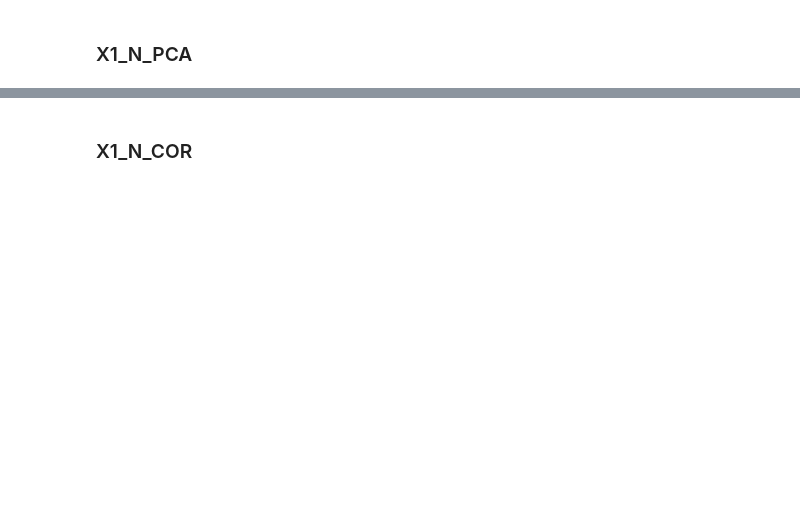
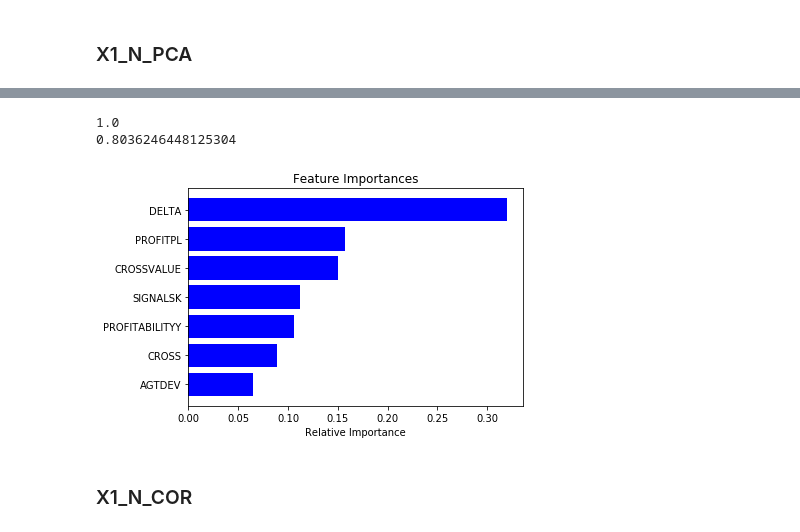
Before and after one commit to katya-luzina/noise_control, a Jupyter notebook: cross_deals.ipynb, the cells around one changed output, grey strips where cells are left out. Drawn from its saved outputs; the diff is of its cells as text; code cells hidden in the pictures; blank space fills up the shorter version.

```diff
--- a/cross_deals.ipynb
+++ b/cross_deals.ipynb
@@ -873,0 +797,15 @@ Wall time: 5.48 s
+# %%
+%%time
+# перебор параметров для определения параметров лучшей модели, которая будет использоваться дальше
+parameters = {'n_estimators': [25,50,75,100,125,150],
+              'learning_rate': [True],
+              'max_depth': [5,7,10,15],
+              'min_samples_split': [2],
+              'min_samples_leaf': [5,7,10,12,15],
+              'max_features':['sqrt']}
+
+boosting_best = GridSearchCV(boosting, parameters, cv = 5, verbose = 1, n_jobs=-1)
+boosting_best.fit(x_n_pca_train, y_n_train)
+print(metrics.roc_auc_score(y_n_train, boosting_best.predict(x_n_pca_train)))
+print(metrics.roc_auc_score(y_n_test, boosting_best.predict(x_n_pca_test)))
+print(boosting_best.best_params_)
@@ -873,0 +824,31 @@ Wall time: 5.48 s
+# %%
+# создаем модель на основании найденных параметров лучшей модели
+boosting1 = GradientBoostingClassifier(n_estimators = 150,
+                                 learning_rate = 0.5,
+                                 max_depth = 10,
+                                 max_features = 'sqrt',
+                                 min_samples_leaf = 5,
+                                 min_samples_split = 2)
+
+boosting1.fit(x_n_pca_train, y_n_train)
+print(metrics.roc_auc_score(y_n_train, boosting1.predict(x_n_pca_train)))
+print(metrics.roc_auc_score(y_n_test, boosting1.predict(x_n_pca_test)))
+roc_auc_train = metrics.roc_auc_score(y_n_train, boosting1.predict(x_n_pca_train))
+roc_auc_test = metrics.roc_auc_score(y_n_test, boosting1.predict(x_n_pca_test))
+predicted_prob = boosting1.predict_proba(x_n_pca_test)
+# %% [output]
+1.0
+0.8036246448125304
+# %%
+# строим диаграмму с коэффициентами степени важности каждого параметра
+features = X1_N_PCA.columns.to_list()
+importances = boosting1.feature_importances_
+indices = np.argsort(importances)
+
+plt.title('Feature Importances')
+plt.barh(range(len(indices)), importances[indices], color='b', align='center')
+plt.yticks(range(len(indices)), [features[i] for i in indices])
+plt.xlabel('Relative Importance')
+plt.show()
+# %% [output]
+[figure, added]
```
Also changed, not shown: parts of 21 cells of this notebook.
